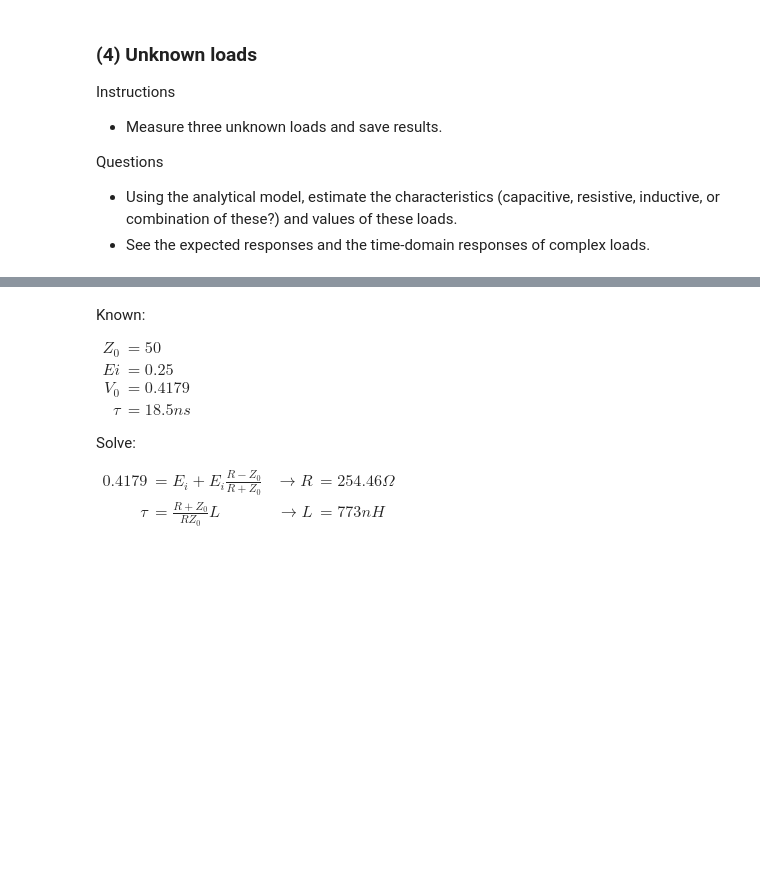
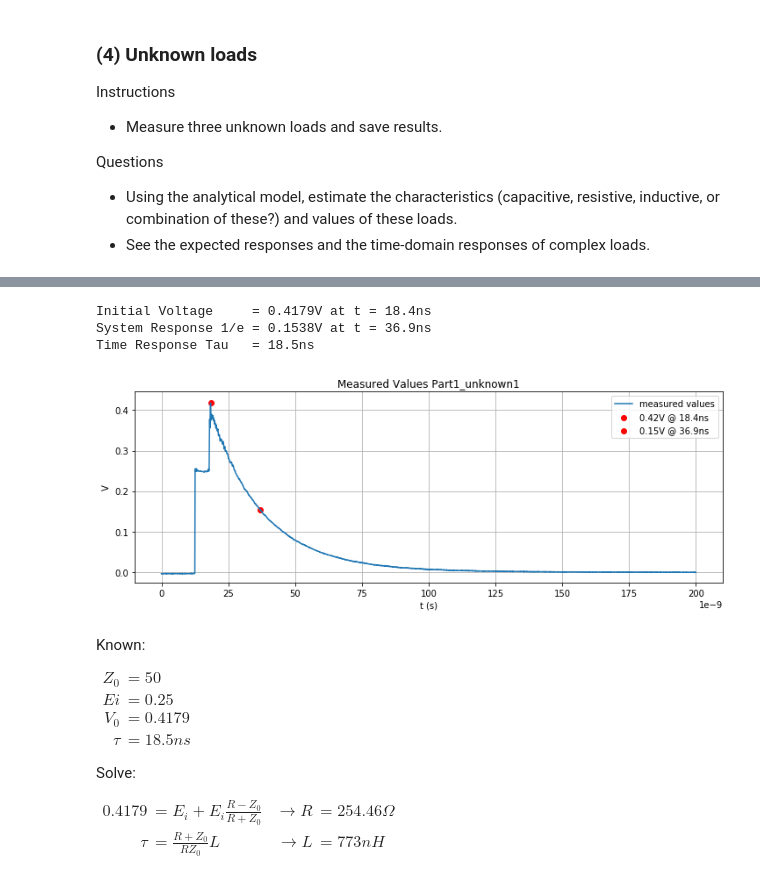
Before and after one commit to kegedy/UWEE572, a Jupyter notebook: labs/lab01/lab01.ipynb, the cells around one changed output, grey strips where cells are left out. Drawn from its saved outputs; the diff is of its cells as text; code cells hidden in the pictures; blank space fills up the shorter version.

```diff
--- a/labs/lab01/lab01.ipynb
+++ b/labs/lab01/lab01.ipynb
@@ -244,34 +257,45 @@ Questions
 
 ![](images/shuntR_L.png)
 # %%
-# Find V0 and Time Constant Response
-#
+# Find V0
 V0 = max(Part1_unknown1)[0]
 res = 0.05 # resolution = 0.05ns
 x0 = np.argmax(Part1_unknown1)
-# Tau = 36.8% * V0 = 0.1538
+
+# Time Constant
+V1 = 0.368 * V0   # 0.1538
 x1 = np.where((Part1_unknown1>0.153) & (Part1_unknown1<0.154))[0][0]
 
-print(f'Initial Voltage = {round(V0,4)}V at t = 0')
-print(f'Time Constant Response Value = {round(V0*0.368,4)}V at \
-t = {round((x1-x0)*res,4)}ns')
+# Print
+print(f'Initial Voltage     = {round(V0,4)}V at t = {round(x0*res,1)}ns')
+print(f'System Response 1/e = {round(V1,4)}V at t = {round(x1*res,1)}ns')
+print(f'Time Response Tau   = {round((x1-x0)*res,4)}ns')
+# %% [output]
+Initial Voltage     = 0.4179V at t = 18.4ns
+System Response 1/e = 0.1538V at t = 36.9ns
+Time Response Tau   = 18.5ns
 # %%
 # Measured Values: Part1_unknown1
 #
 fig,ax = plt.subplots(figsize=(12,4))
 x = np.linspace(0,200*10**(-9),len(Part1_unknown1))
+Ures = 0.05
 res = 0.05*10**(-9)
 
 # Plot
-ax.plot(x,Part1_unknown1)
-ax.scatter((x0-1)*res,Part1_unknown1[x0],color='red')
-ax.scatter(x1*res,Part1_unknown1[x1],color='red')
+ax.plot(x,Part1_unknown1,label='measured values')
+ax.scatter(x0*res,Part1_unknown1[x0],color='red',label=f'{round(V0,2)}V @ {round(x0*Ures,1)}ns')
+ax.scatter(x1*res,Part1_unknown1[x1],color='red',label=f'{round(V1,2)}V @ {round(x1*Ures,1)}ns')
 
 # Labels
 ax.ticklabel_format(axis='x',style='sci', scilimits=(-9,-9))
 ax.set_title('Measured Values Part1_unknown1')
 ax.set_xlabel('t (s)')
-plt.grid(True);
+ax.set_ylabel('V')
+plt.grid(True)
+plt.legend();
+# %% [output]
+[figure, added]
 # %% [markdown]
 Known:
 
```
Also changed, not shown: parts of 27 cells of this notebook, 12 other files.
